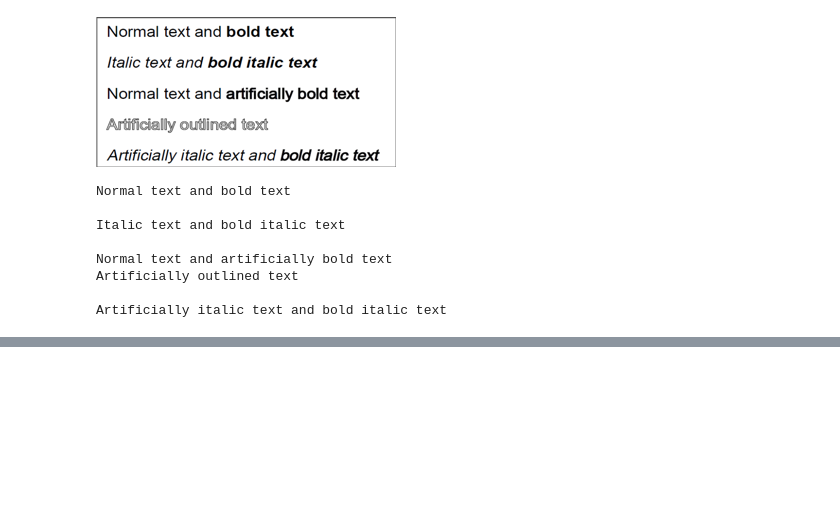
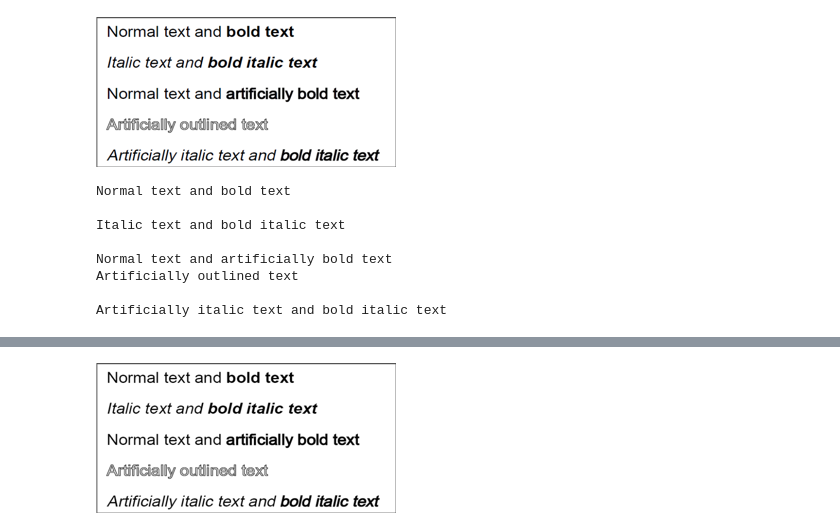
Before and after one commit to rohandawar/-daysforcoding, a Jupyter notebook: Text_Extraction_From_Image.ipynb, the cells around one changed output, grey strips where cells are left out. Drawn from its saved outputs; the diff is of its cells as text; code cells hidden in the pictures; blank space fills up the shorter version.

```diff
--- a/Text_Extraction_From_Image.ipynb
+++ b/Text_Extraction_From_Image.ipynb
@@ -49,0 +81,9 @@ Artificially italic text and bold italic text
+# %%
+# noise removal
+def remove_noise(image):
+  return cv2.medianBlur(image,5)
+
+noise = remove_noise(gray)
+Image.fromarray(gray)
+# %% [output]
+[figure, added]
```
Also changed, not shown: parts of 3 cells of this notebook.
